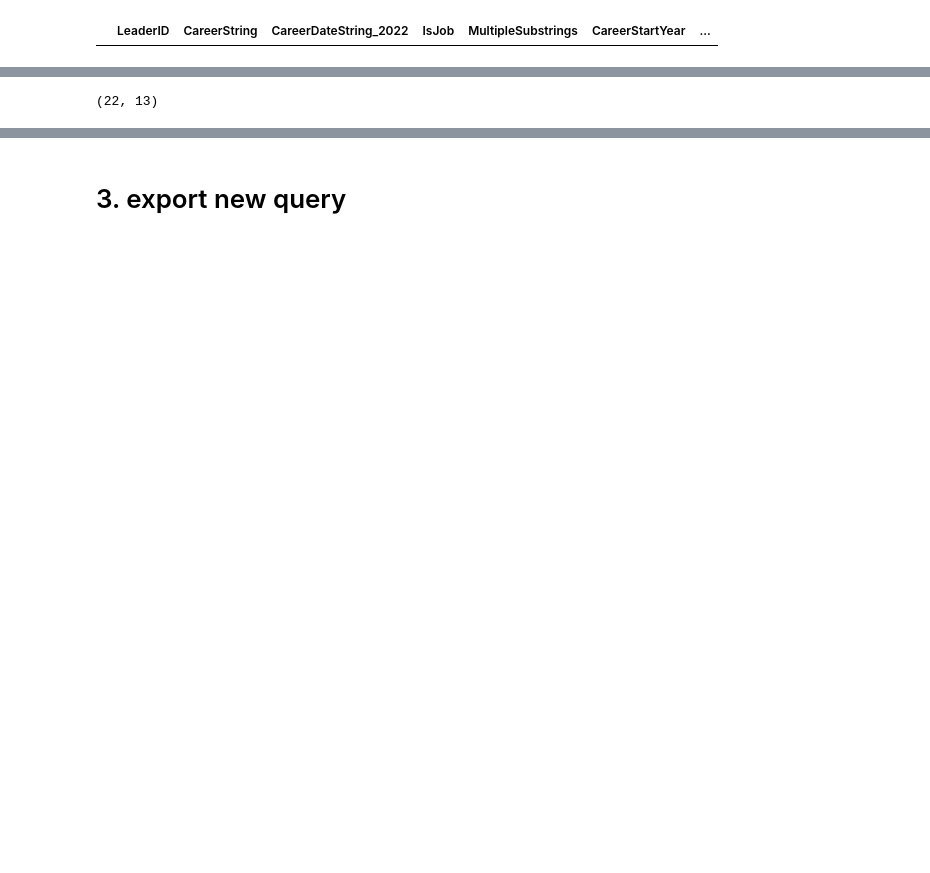
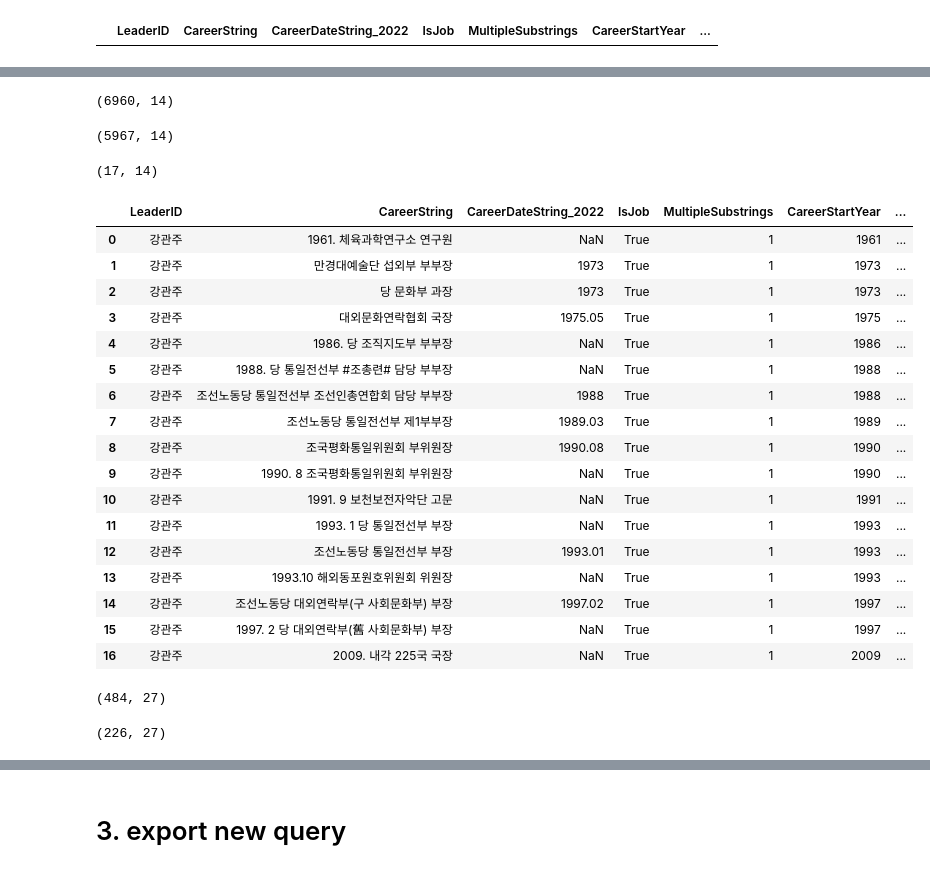
Before and after one commit to seouljake/nkelites, a Jupyter notebook: scripts/1 scripts - data cleaning and structuring/2 career/2.8.1 leaderjobtransition - refresh query.ipynb, the cells around one changed output, grey strips where cells are left out. Cells and saved outputs as stored; diff of their text form; code cells hidden in the pictures; blank space fills up the shorter version.

```diff
--- a/scripts/1 scripts - data cleaning and structuring/2 career/2.8.1 leaderjobtransition - refresh query.ipynb
+++ b/scripts/1 scripts - data cleaning and structuring/2 career/2.8.1 leaderjobtransition - refresh query.ipynb
@@ -127,0 +114,6 @@ lc.head(10)
+# %%
+# instantiate CareerStartDate
+lc["CareerStartDate"]=np.nan
+lc.loc[lc["CareerStartMonth"].isna(),"CareerStartDate"] = lc[lc["CareerStartMonth"].isna()].apply(lambda x: str(x["CareerStartYear"]) + "00",axis=1)
+lc.loc[(lc["CareerStartMonth"].notna()) & (lc.apply(lambda x: len(str(x["CareerStartMonth"])),axis=1)==2),"CareerStartDate"] = lc[(lc["CareerStartMonth"].notna()) & (lc.apply(lambda x: len(str(x["CareerStartMonth"])),axis=1)==2)].apply(lambda x: str(x["CareerStartYear"]) + str(x["CareerStartMonth"]),axis=1)
+lc.loc[(lc["CareerStartMonth"].notna()) & (lc.apply(lambda x: len(str(x["CareerStartMonth"])),axis=1)==1),"CareerStartDate"] = lc[(lc["CareerStartMonth"].notna()) & (lc.apply(lambda x: len(str(x["CareerStartMonth"])),axis=1)==1)].apply(lambda x: str(x["CareerStartYear"]) + "0" + str(x["CareerStartMonth"]),axis=1)
@@ -127,0 +124,2 @@ lc.head(10)
+# %%
+pd.set_option('display.max_rows', None)
@@ -128,8 +148,41 @@ lc.head(10)
+# %%
+# remove 최고인민회의
+# lc = lc[~((lc["PrimaryInstitution"]=="최고인민회의") & (lc["OrgName"].isna()))]
+lc.shape
+# %% [output]
+(6960, 14)
+# %%
+# remove 노동당, 당중앙위원회
+lc = lc[~((lc["PrimaryInstitution"]=="노동당") & (lc["OrgName"]=="당중앙위원회"))]
+lc.shape
+# %% [output]
+(5967, 14)
 # %%
 t = lc[(lc["LeaderID"]=="강관주") & (lc["CareerStartYear"].notna())]
-t = t.sort_values(["CareerStartYear","CareerStartMonth"])
 t = t.drop_duplicates(["CareerStartYear","PrimaryInstitution","OrgName"],keep="first")
+t = t.sort_values("CareerStartDate",ignore_index=True)
 t.shape
 # %% [output]
-(22, 13)
+(17, 14)
+# %%
+t
+# %% [output]
+|  | LeaderID | CareerString | CareerDateString_2022 | IsJob | MultipleSubstrings | CareerStartYear | ... |
+| 0 | 강관주 | 1961. 체육과학연구소 연구원 | NaN | True | 1 | 1961 | ... |
+| 1 | 강관주 | 만경대예술단 섭외부 부부장 | 1973 | True | 1 | 1973 | ... |
+| 2 | 강관주 | 당 문화부 과장 | 1973 | True | 1 | 1973 | ... |
+| 3 | 강관주 | 대외문화연락협회 국장 | 1975.05 | True | 1 | 1975 | ... |
+| 4 | 강관주 | 1986. 당 조직지도부 부부장 | NaN | True | 1 | 1986 | ... |
+| 5 | 강관주 | 1988. 당 통일전선부 #조총련# 담당 부부장 | NaN | True | 1 | 1988 | ... |
+| 6 | 강관주 | 조선노동당 통일전선부 조선인총연합회 담당 부부장 | 1988 | True | 1 | 1988 | ... |
+| 7 | 강관주 | 조선노동당 통일전선부 제1부부장 | 1989.03 | True | 1 | 1989 | ... |
+| 8 | 강관주 | 조국평화통일위원회 부위원장 | 1990.08 | True | 1 | 1990 | ... |
+| 9 | 강관주 | 1990. 8 조국평화통일위원회 부위원장 | NaN | True | 1 | 1990 | ... |
+| 10 | 강관주 | 1991. 9 보천보전자악단 고문 | NaN | True | 1 | 1991 | ... |
+| 11 | 강관주 | 1993. 1 당 통일전선부 부장 | NaN | True | 1 | 1993 | ... |
+| 12 | 강관주 | 조선노동당 통일전선부 부장 | 1993.01 | True | 1 | 1993 | ... |
+| 13 | 강관주 | 1993.10 해외동포원호위원회 위원장 | NaN | True | 1 | 1993 | ... |
+| 14 | 강관주 | 조선노동당 대외연락부(구 사회문화부) 부장 | 1997.02 | True | 1 | 1997 | ... |
+| 15 | 강관주 | 1997. 2 당 대외연락부(舊 사회문화부) 부장 | NaN | True | 1 | 1997 | ... |
+| 16 | 강관주 | 2009. 내각 225국 국장 | NaN | True | 1 | 2009 | ... |
 # %%
@@ -140,0 +190,12 @@ t.loc[(t["CareerStartMonth"].notna()) & (t.apply(lambda x: len(str(x["CareerStar
+# %%
+# sort based on CareerStartDates
+tr = tr.sort_values(["CareerStartDate_1","CareerStartDate_2"])
+tr.shape
+# %% [output]
+(484, 27)
+# %%
+# drop keys where CareerStartDate_1 <= CareerStartDate_2
+tr = tr[tr.apply(lambda x: x["CareerStartDate_1"] < x["CareerStartDate_2"],axis=1)]
+tr.shape
+# %% [output]
+(226, 27)
```
Also changed, not shown: parts of 17 cells of this notebook, 1 other file.
